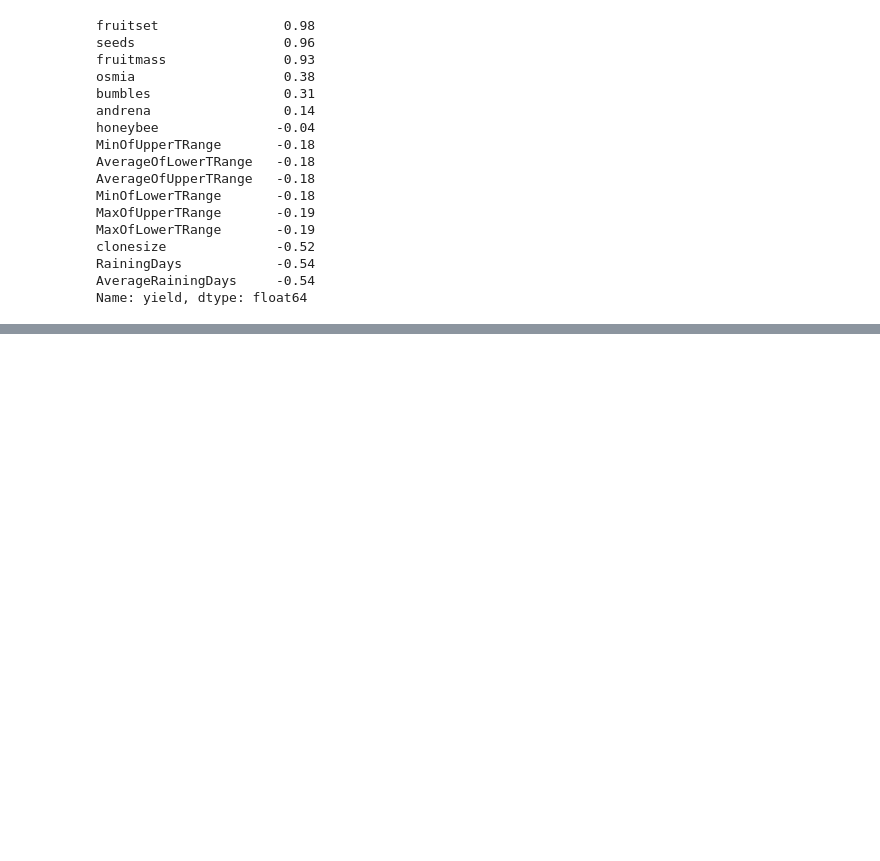
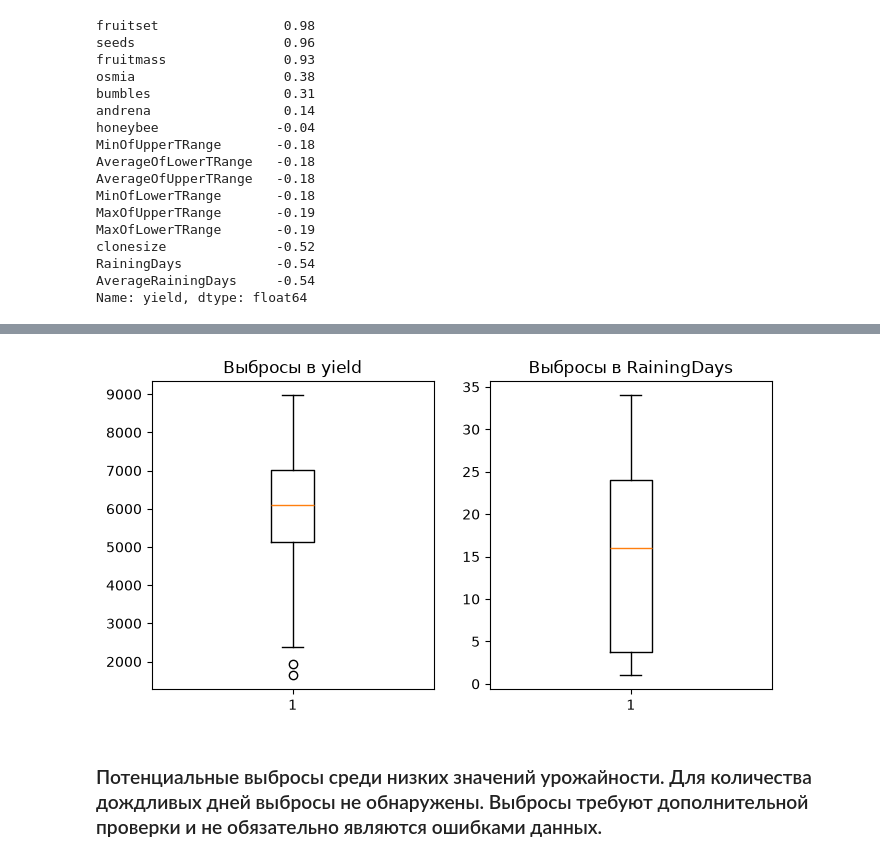
Before and after one commit to matveyyaros/Project-activities-case-9, a Jupyter notebook: notebooks/praktika.ipynb, the cells around one changed output, grey strips where cells are left out. Cells and saved outputs as stored; diff of their text form; code cells hidden in the pictures; blank space fills up the shorter version.

```diff
--- a/notebooks/praktika.ipynb
+++ b/notebooks/praktika.ipynb
@@ -146,0 +184,16 @@ Name: yield, dtype: float64
+# %%
+plt.figure(figsize=(8, 4))
+
+plt.subplot(1, 2, 1)
+plt.boxplot(df_ready['yield'])
+plt.title('Выбросы в yield')
+
+plt.subplot(1, 2, 2)
+plt.boxplot(df_ready['RainingDays'])
+plt.title('Выбросы в RainingDays')
+
+plt.show()
+# %% [output]
+[figure, added]
+# %% [markdown]
+### Потенциальные  выбросы среди низких значений урожайности. Для количества дождливых дней выбросы не обнаружены. Выбросы требуют дополнительной проверки и не обязательно являются ошибками данных.
```
Also changed, not shown: parts of 6 cells of this notebook.
